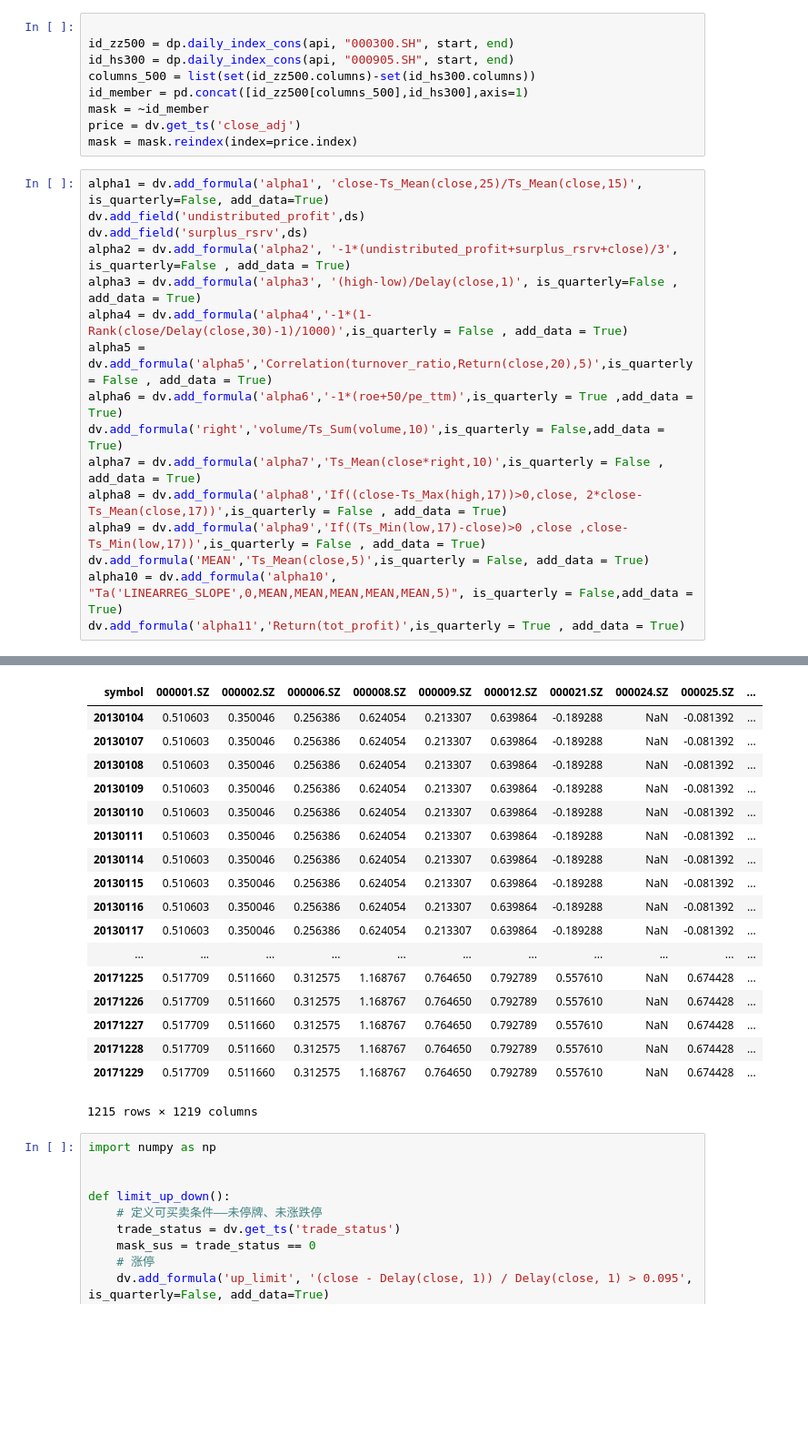
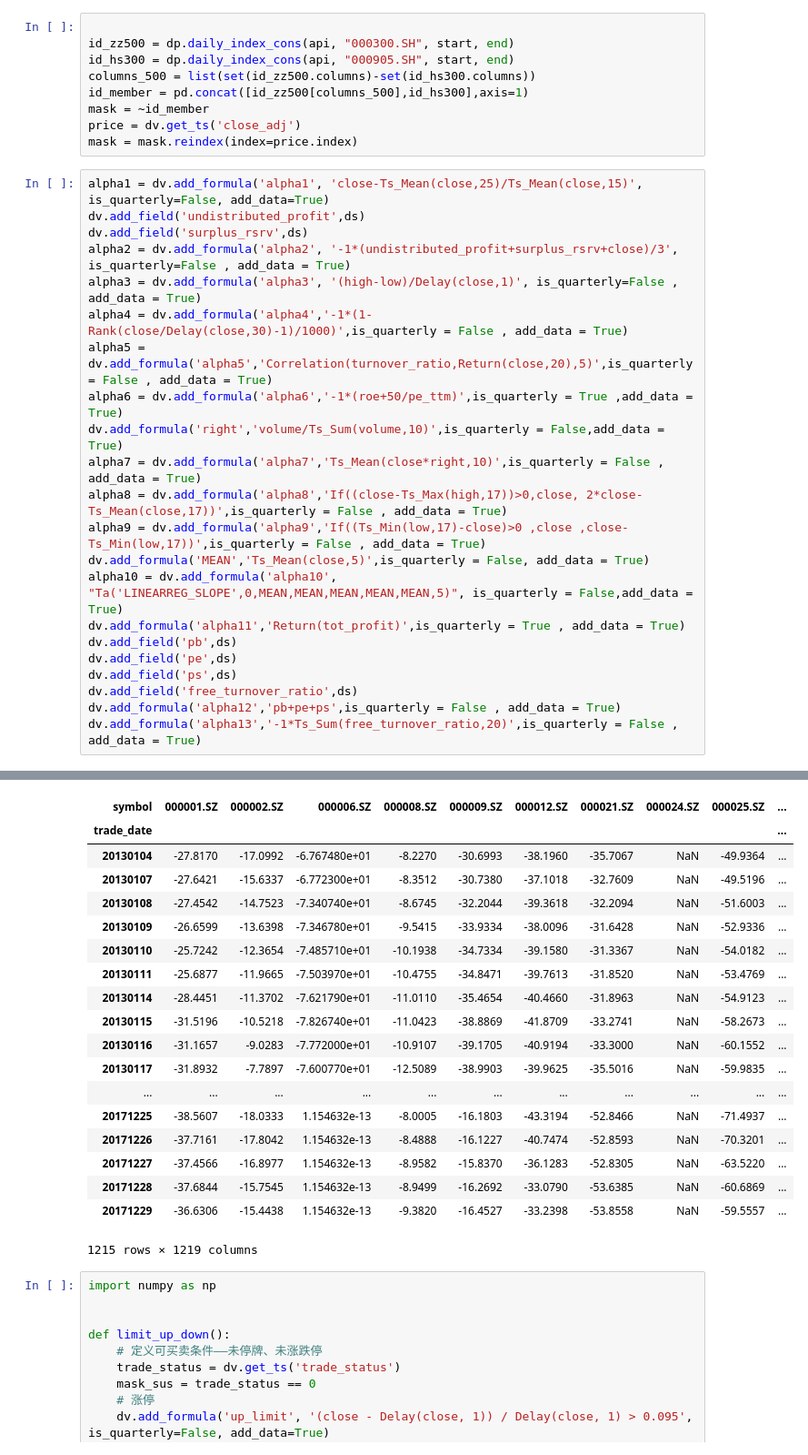
Before and after one commit to liziyong25/factor, a Jupyter notebook: multi_factor/multi_factor 样本内2017-2018.ipynb, the cells around one changed output, grey strips where cells are left out. Shown at 91% size. Saved outputs shown, nothing was run; the diff lists cells and outputs as text; blank space fills up the shorter version.

```diff
--- a/multi_factor/multi_factor 样本内2017-2018.ipynb
+++ b/multi_factor/multi_factor 样本内2017-2018.ipynb
@@ -107,6 +107,12 @@ alpha9 = dv.add_formula('alpha9','If((Ts_Min(low,17)-close)>0 ,close ,close-Ts_M
 dv.add_formula('MEAN','Ts_Mean(close,5)',is_quarterly = False, add_data = True)
 alpha10 = dv.add_formula('alpha10', "Ta('LINEARREG_SLOPE',0,MEAN,MEAN,MEAN,MEAN,MEAN,5)", is_quarterly = False,add_data = True)
 dv.add_formula('alpha11','Return(tot_profit)',is_quarterly = True , add_data = True)
+dv.add_field('pb',ds)
+dv.add_field('pe',ds)
+dv.add_field('ps',ds)
+dv.add_field('free_turnover_ratio',ds)
+dv.add_formula('alpha12','pb+pe+ps',is_quarterly = False , add_data = True)
+dv.add_formula('alpha13','-1*Ts_Sum(free_turnover_ratio,20)',is_quarterly = False , add_data = True)
 # %% [output]
 Query data - query...
 WARNING: some data is unavailable:
@@ -128,20 +134,21 @@ Query data - quarterly fields prepared.
 | symbol | 000001.SZ | 000002.SZ | 000006.SZ | 000008.SZ | 000009.SZ | 000012.SZ | 000021.SZ | 000024.SZ | 000025.SZ | ... |
-| 20130104 | 0.510603 | 0.350046 | 0.256386 | 0.624054 | 0.213307 | 0.639864 | -0.189288 | NaN | -0.081392 | ... |
-| 20130107 | 0.510603 | 0.350046 | 0.256386 | 0.624054 | 0.213307 | 0.639864 | -0.189288 | NaN | -0.081392 | ... |
-| 20130108 | 0.510603 | 0.350046 | 0.256386 | 0.624054 | 0.213307 | 0.639864 | -0.189288 | NaN | -0.081392 | ... |
-| 20130109 | 0.510603 | 0.350046 | 0.256386 | 0.624054 | 0.213307 | 0.639864 | -0.189288 | NaN | -0.081392 | ... |
-| 20130110 | 0.510603 | 0.350046 | 0.256386 | 0.624054 | 0.213307 | 0.639864 | -0.189288 | NaN | -0.081392 | ... |
-| 20130111 | 0.510603 | 0.350046 | 0.256386 | 0.624054 | 0.213307 | 0.639864 | -0.189288 | NaN | -0.081392 | ... |
-| 20130114 | 0.510603 | 0.350046 | 0.256386 | 0.624054 | 0.213307 | 0.639864 | -0.189288 | NaN | -0.081392 | ... |
-| 20130115 | 0.510603 | 0.350046 | 0.256386 | 0.624054 | 0.213307 | 0.639864 | -0.189288 | NaN | -0.081392 | ... |
-| 20130116 | 0.510603 | 0.350046 | 0.256386 | 0.624054 | 0.213307 | 0.639864 | -0.189288 | NaN | -0.081392 | ... |
-| 20130117 | 0.510603 | 0.350046 | 0.256386 | 0.624054 | 0.213307 | 0.639864 | -0.189288 | NaN | -0.081392 | ... |
+| trade_date |  |  |  |  |  |  |  |  |  | ... |
+| 20130104 | -27.8170 | -17.0992 | -6.767480e+01 | -8.2270 | -30.6993 | -38.1960 | -35.7067 | NaN | -49.9364 | ... |
+| 20130107 | -27.6421 | -15.6337 | -6.772300e+01 | -8.3512 | -30.7380 | -37.1018 | -32.7609 | NaN | -49.5196 | ... |
+| 20130108 | -27.4542 | -14.7523 | -7.340740e+01 | -8.6745 | -32.2044 | -39.3618 | -32.2094 | NaN | -51.6003 | ... |
+| 20130109 | -26.6599 | -13.6398 | -7.346780e+01 | -9.5415 | -33.9334 | -38.0096 | -31.6428 | NaN | -52.9336 | ... |
+| 20130110 | -25.7242 | -12.3654 | -7.485710e+01 | -10.1938 | -34.7334 | -39.1580 | -31.3367 | NaN | -54.0182 | ... |
+| 20130111 | -25.6877 | -11.9665 | -7.503970e+01 | -10.4755 | -34.8471 | -39.7613 | -31.8520 | NaN | -53.4769 | ... |
+| 20130114 | -28.4451 | -11.3702 | -7.621790e+01 | -11.0110 | -35.4654 | -40.4660 | -31.8963 | NaN | -54.9123 | ... |
+| 20130115 | -31.5196 | -10.5218 | -7.826740e+01 | -11.0423 | -38.8869 | -41.8709 | -33.2741 | NaN | -58.2673 | ... |
+| 20130116 | -31.1657 | -9.0283 | -7.772000e+01 | -10.9107 | -39.1705 | -40.9194 | -33.3000 | NaN | -60.1552 | ... |
+| 20130117 | -31.8932 | -7.7897 | -7.600770e+01 | -12.5089 | -38.9903 | -39.9625 | -35.5016 | NaN | -59.9835 | ... |
 | ... | ... | ... | ... | ... | ... | ... | ... | ... | ... | ... |
-| 20171225 | 0.517709 | 0.511660 | 0.312575 | 1.168767 | 0.764650 | 0.792789 | 0.557610 | NaN | 0.674428 | ... |
-| 20171226 | 0.517709 | 0.511660 | 0.312575 | 1.168767 | 0.764650 | 0.792789 | 0.557610 | NaN | 0.674428 | ... |
-| 20171227 | 0.517709 | 0.511660 | 0.312575 | 1.168767 | 0.764650 | 0.792789 | 0.557610 | NaN | 0.674428 | ... |
-| 20171228 | 0.517709 | 0.511660 | 0.312575 | 1.168767 | 0.764650 | 0.792789 | 0.557610 | NaN | 0.674428 | ... |
-| 20171229 | 0.517709 | 0.511660 | 0.312575 | 1.168767 | 0.764650 | 0.792789 | 0.557610 | NaN | 0.674428 | ... |
+| 20171225 | -38.5607 | -18.0333 | 1.154632e-13 | -8.0005 | -16.1803 | -43.3194 | -52.8466 | NaN | -71.4937 | ... |
+| 20171226 | -37.7161 | -17.8042 | 1.154632e-13 | -8.4888 | -16.1227 | -40.7474 | -52.8593 | NaN | -70.3201 | ... |
+| 20171227 | -37.4566 | -16.8977 | 1.154632e-13 | -8.9582 | -15.8370 | -36.1283 | -52.8305 | NaN | -63.5220 | ... |
+| 20171228 | -37.6844 | -15.7545 | 1.154632e-13 | -8.9499 | -16.2692 | -33.0790 | -53.6385 | NaN | -60.6869 | ... |
+| 20171229 | -36.6306 | -15.4438 | 1.154632e-13 | -9.3820 | -16.4527 | -33.2398 | -53.8558 | NaN | -59.5557 | ... |
 1215 rows × 1219 columns
 # %%
 import numpy as np
```
Also changed, not shown: parts of 8 cells of this notebook, 22 other files.
